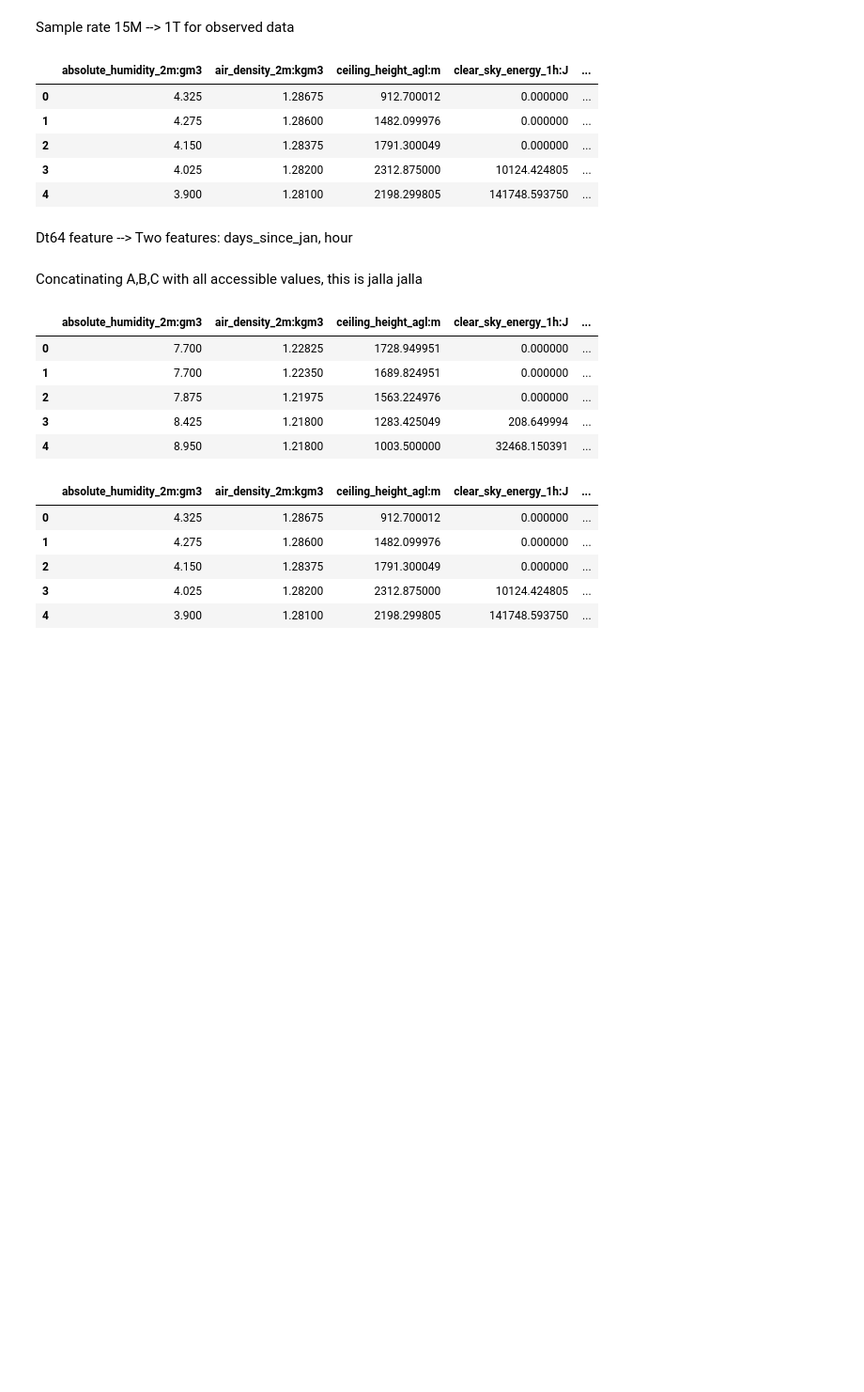
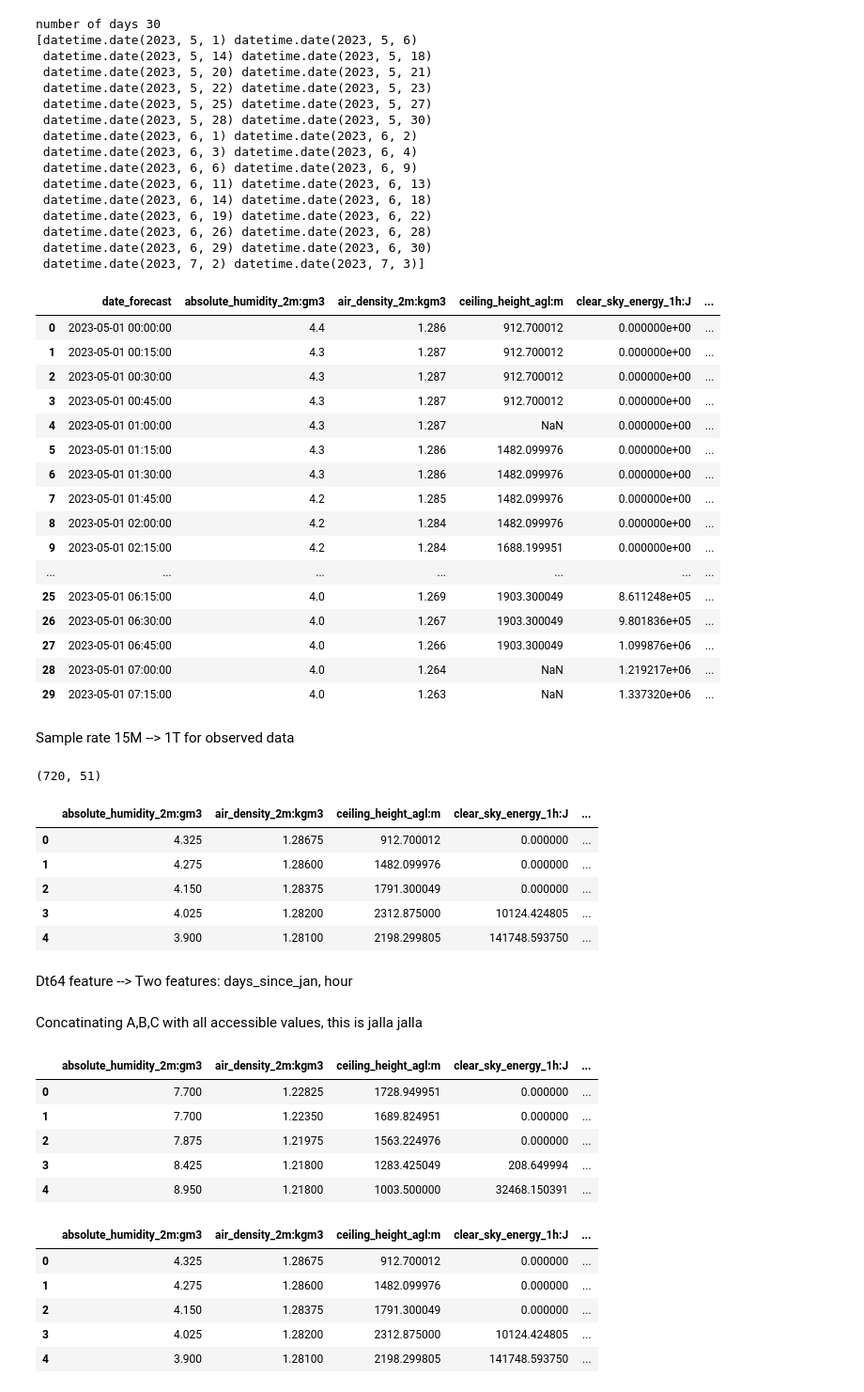
Before and after one commit to mikaelste/TDT4173-project, a Jupyter notebook: henning mats/play.ipynb, the cells around one changed output. Shown at 94% size. Drawn from its saved outputs; the diff is of its cells as text; code cells hidden in the pictures; blank space fills up the shorter version.

```diff
--- a/henning mats/play.ipynb
+++ b/henning mats/play.ipynb
@@ -32,3 +40,50 @@ test_C=pd.read_parquet("../C/X_test_estimated.parquet").drop(columns=['date_calc
+# %%
+time_col = "date_forecast"
+df = test_A.copy()
+df[time_col] = pd.to_datetime(df['date_forecast'])
+
+df.groupby(pd.Grouper(key=time_col, freq="1H"))
+
+
+
+print("number of days" , df[time_col].dt.date.nunique())
+
+print(df[time_col].dt.date.unique())
+df.head(30)
+# %% [output]
+number of days 30
+[datetime.date(2023, 5, 1) datetime.date(2023, 5, 6)
+ datetime.date(2023, 5, 14) datetime.date(2023, 5, 18)
+ datetime.date(2023, 5, 20) datetime.date(2023, 5, 21)
+ datetime.date(2023, 5, 22) datetime.date(2023, 5, 23)
+ datetime.date(2023, 5, 25) datetime.date(2023, 5, 27)
+ datetime.date(2023, 5, 28) datetime.date(2023, 5, 30)
+ datetime.date(2023, 6, 1) datetime.date(2023, 6, 2)
+ datetime.date(2023, 6, 3) datetime.date(2023, 6, 4)
+ datetime.date(2023, 6, 6) datetime.date(2023, 6, 9)
+ datetime.date(2023, 6, 11) datetime.date(2023, 6, 13)
+ datetime.date(2023, 6, 14) datetime.date(2023, 6, 18)
+ datetime.date(2023, 6, 19) datetime.date(2023, 6, 22)
+ datetime.date(2023, 6, 26) datetime.date(2023, 6, 28)
+ datetime.date(2023, 6, 29) datetime.date(2023, 6, 30)
+ datetime.date(2023, 7, 2) datetime.date(2023, 7, 3)]
+|  | date_forecast | absolute_humidity_2m:gm3 | air_density_2m:kgm3 | ceiling_height_agl:m | clear_sky_energy_1h:J | ... |
+| 0 | 2023-05-01 00:00:00 | 4.4 | 1.286 | 912.700012 | 0.000000e+00 | ... |
+| 1 | 2023-05-01 00:15:00 | 4.3 | 1.287 | 912.700012 | 0.000000e+00 | ... |
+| 2 | 2023-05-01 00:30:00 | 4.3 | 1.287 | 912.700012 | 0.000000e+00 | ... |
+| 3 | 2023-05-01 00:45:00 | 4.3 | 1.287 | 912.700012 | 0.000000e+00 | ... |
+| 4 | 2023-05-01 01:00:00 | 4.3 | 1.287 | NaN | 0.000000e+00 | ... |
+| 5 | 2023-05-01 01:15:00 | 4.3 | 1.286 | 1482.099976 | 0.000000e+00 | ... |
+| 6 | 2023-05-01 01:30:00 | 4.3 | 1.286 | 1482.099976 | 0.000000e+00 | ... |
+| 7 | 2023-05-01 01:45:00 | 4.2 | 1.285 | 1482.099976 | 0.000000e+00 | ... |
+| 8 | 2023-05-01 02:00:00 | 4.2 | 1.284 | 1482.099976 | 0.000000e+00 | ... |
+| 9 | 2023-05-01 02:15:00 | 4.2 | 1.284 | 1688.199951 | 0.000000e+00 | ... |
+| ... | ... | ... | ... | ... | ... | ... |
+| 25 | 2023-05-01 06:15:00 | 4.0 | 1.269 | 1903.300049 | 8.611248e+05 | ... |
+| 26 | 2023-05-01 06:30:00 | 4.0 | 1.267 | 1903.300049 | 9.801836e+05 | ... |
+| 27 | 2023-05-01 06:45:00 | 4.0 | 1.266 | 1903.300049 | 1.099876e+06 | ... |
+| 28 | 2023-05-01 07:00:00 | 4.0 | 1.264 | NaN | 1.219217e+06 | ... |
+| 29 | 2023-05-01 07:15:00 | 4.0 | 1.263 | NaN | 1.337320e+06 | ... |
 # %% [markdown]
 Sample rate 15M --> 1T for observed data
 # %%
@@ -67,8 +122,10 @@ test_C=Master.onehot_location(test_C,"C")
 
 
 #C_estimated.head()
+print(test_A.shape)
 test_A.head()
 # %% [output]
+(720, 51)
 |  | absolute_humidity_2m:gm3 | air_density_2m:kgm3 | ceiling_height_agl:m | clear_sky_energy_1h:J | ... |
 | 0 | 4.325 | 1.28675 | 912.700012 | 0.000000 | ... |
 | 1 | 4.275 | 1.28600 | 1482.099976 | 0.000000 | ... |
```
Also changed, not shown: parts of 4 cells of this notebook, 7 other files.
